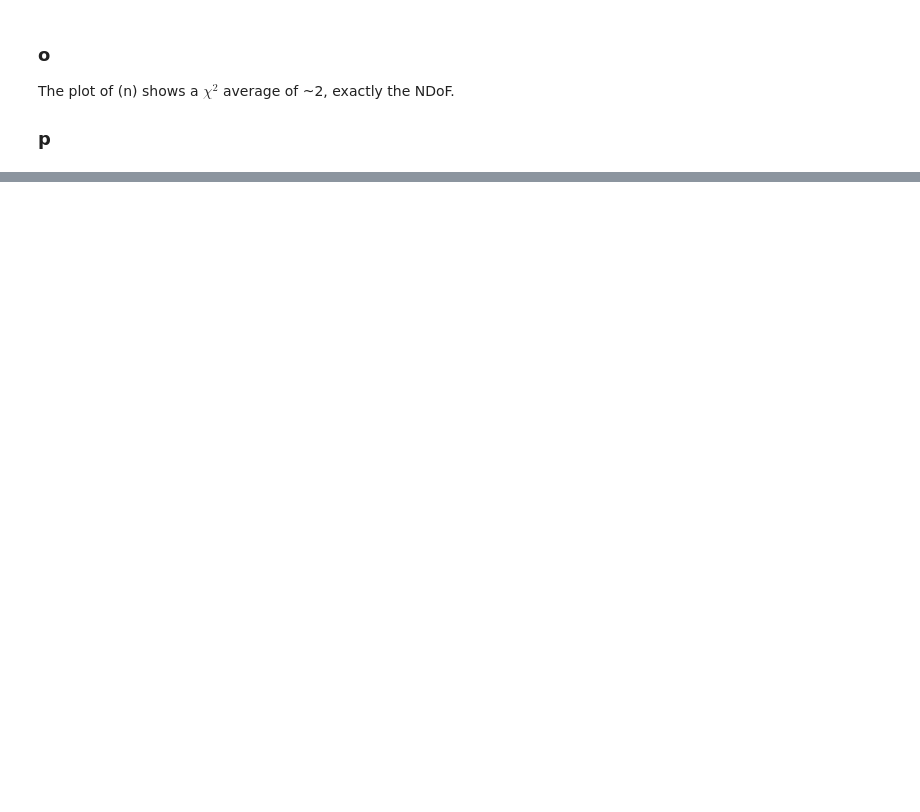
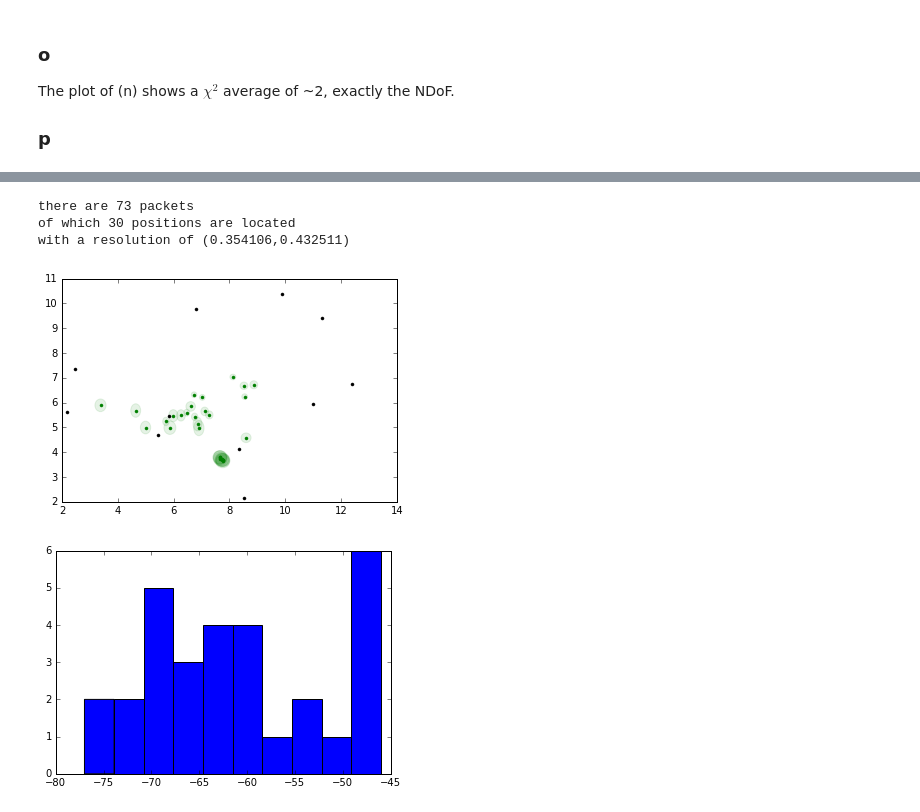
Before and after one commit to Tomaat/BD1, a Jupyter notebook: BD_wifi_Keune_Galama.ipynb, the cells around one changed output, grey strips where cells are left out. Cells and saved outputs as stored; diff of their text form; code cells hidden in the pictures; blank space fills up the shorter version.

```diff
--- a/BD_wifi_Keune_Galama.ipynb
+++ b/BD_wifi_Keune_Galama.ipynb
@@ -300,0 +401,79 @@ Where $A = S_i - P_r^i(x_0,y_0)$ and $\hat{B}=\left[\begin{array}{cc} \frac{\par
+# %%
+ROUTERS = {'Lima':(5.82,5.45),'Mike':(11.33,9.43),'Kilo':(12.39,6.77),'Oscar':(2.48,7.36),
+           'Alpha':(8.53,2.16),'India':(2.18,5.61),'November':(8.34,4.13),'Hotel':(5.43,4.71),
+           'Romeo':(10.99,5.94),'Quebec':(6.82,9.78),'Papa':(9.9,10.39)}
+
+def plot_routers(ax=gcf().gca()):
+    for coords in routers.values():
+        ax.plot(coords[0],coords[1],'.k')
+
+def plot_pos(positions,ax=gcf().gca()):
+    for x0,y0,stdx,stdy in positions:
+        ax.add_artist(Ellipse( xy=(x0, y0), width=stdx, height=stdy, color='g', alpha=0.1))
+        ax.plot(x0,y0,'g.')
+
+def chi2(x,p):
+    # x = [x,y,Pt]
+    # p = [Si,sig,xi,yi,c,f,Z]
+    return sum( (p[0] - x[2] + 20 * log10(p[4]/(4*pi*p[5]) ) -
+                    10 * log10( (x[0] - p[2])**2 + (x[1] - p[3])**2 + p[6]**2 )
+                )**2/p[1]**2, axis=0 )
+def ferr(x0,y0,xi,yi,Z):
+    Bhat11 = sum( 20 * abs(x0 - xi) / (log(10)*((x0-xi)**2 + (y0-yi)**2 + Z**2) ) )
+    Bhat22 = sum( 20 * abs(y0 - yi) / (log(10)*((x0-xi)**2 + (y0-yi)**2 + Z**2) ) )
+    varx,vary = 1/Bhat11,1/Bhat22
+    return sqrt(varx),sqrt(vary)
+
+
+def step_a(data):
+    packets = {}
+    for row in data:
+        key = tuple(row[0:4])
+        old = packets.get(key,[])
+        old.append((row[6],int(row[7])))
+        packets[key] = old
+    return packets
+
+def step_b(packets):
+    positions = []
+    Pt = []
+    for i,(idx,packet) in enumerate(packets.items()):
+        if len(packet) < 3:
+            continue
+        xi = array([ROUTERS[rec[0]][0] for rec in packet])
+        yi = array([ROUTERS[rec[0]][1] for rec in packet])
+        Si = array([rec[1] for rec in packet])
+        param = [ Si, 1, xi, yi, 299792458, 2.4e9, 2]
+
+        minimum = spmin( chi2, array([0, 0, 0]), param, bounds=[(None,None),(None,None),(max(Si),None)] )
+
+        x0,y0 = minimum.x[:2]
+        stdx,stdy = ferr(x0,y0,xi,yi,2)
+
+        positions.append( (x0,y0,stdx,stdy) )
+        Pt.append(minimum.x[2])
+    return array(positions),array(Pt)
+
+def main():
+    f = open('UvA-wifitracking-exercise-prepped-data.csv','r')
+    f.readline()
+    data = [line.split(',') for line in f]
+    f.close
+    #print(data)
+    packets = step_a(data)
+    print('there are %d packets'%len(packets))
+    positions,Pt = step_b(packets)
+    print('of which %d positions are located'%positions.shape[0])
+    plot_routers()
+    plot_pos(positions)
+    print('with a resolution of (%f,%f)'%tuple(mean(positions,axis=0)[2:4]) )
+    figure(),hist(Pt)
+    #print(packets)
+
+main()
+# %% [output]
+there are 73 packets
+of which 30 positions are located
+with a resolution of (0.354106,0.432511)
+[figure, added]
+[figure, added]
```
Also changed, not shown: parts of 11 cells of this notebook.
